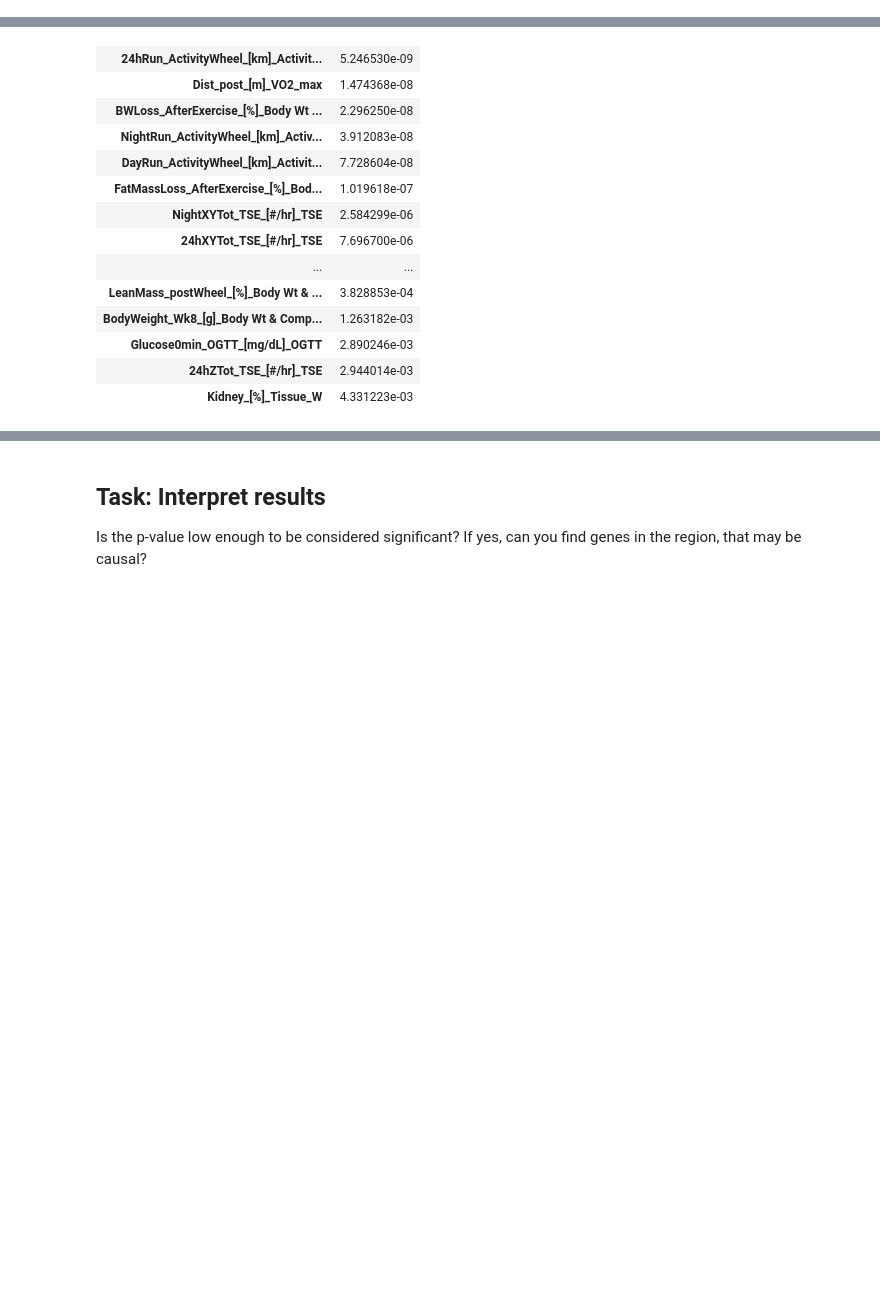
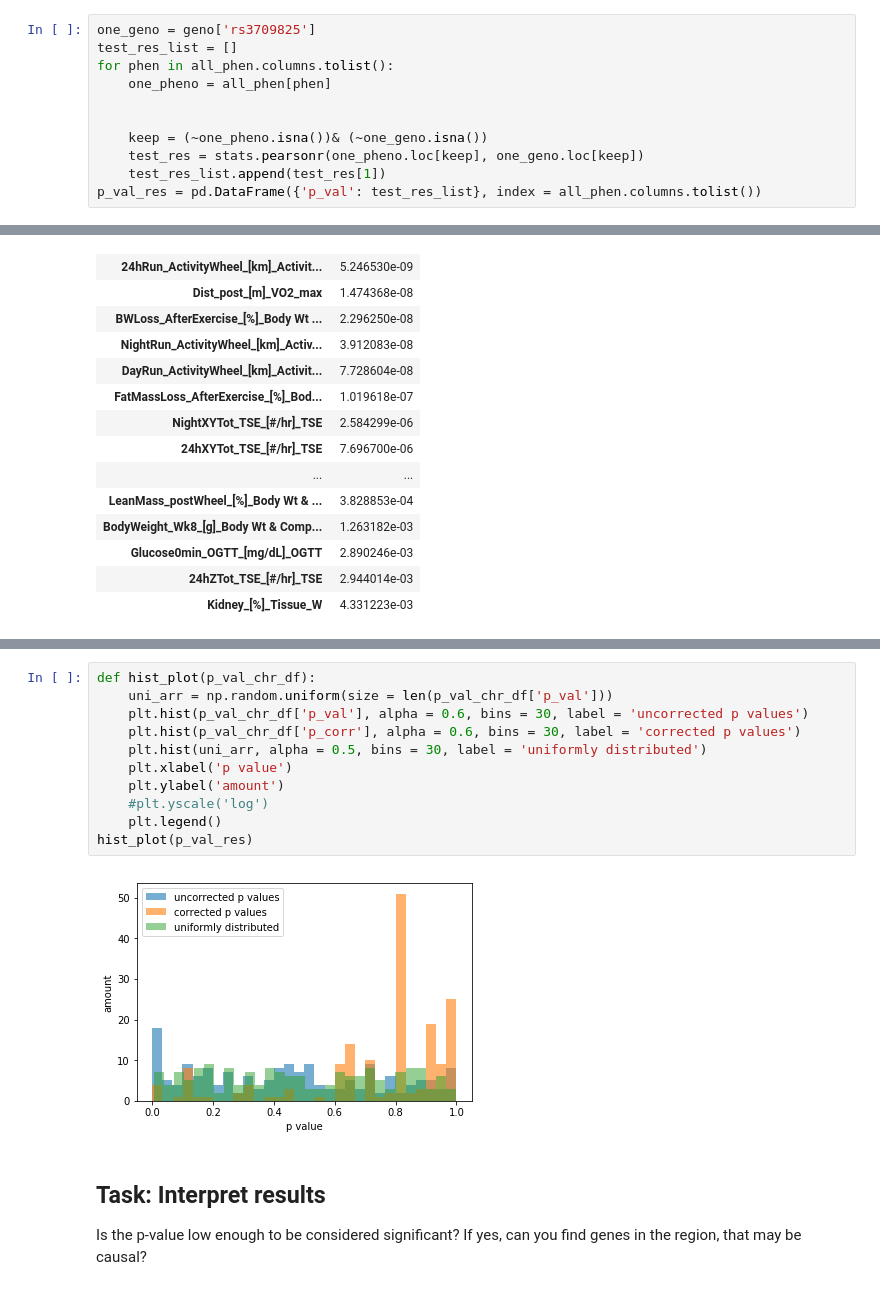
Before and after one commit to Osrip/Integrated_Bioinformatics, a Jupyter notebook: IntegratedBioinformatics/notebooks/Day4_GWAS_Quantitative.ipynb, the cells around one changed output, grey strips where cells are left out. Cells and saved outputs as stored; diff of their text form; blank space fills up the shorter version.

```diff
--- a/IntegratedBioinformatics/notebooks/Day4_GWAS_Quantitative.ipynb
+++ b/IntegratedBioinformatics/notebooks/Day4_GWAS_Quantitative.ipynb
@@ -368,0 +349,11 @@ all_phen.columns.tolist()
+# %%
+one_geno = geno['rs3709825']
+test_res_list = []
+for phen in all_phen.columns.tolist():
+    one_pheno = all_phen[phen]
+
+
+    keep = (~one_pheno.isna())& (~one_geno.isna())
+    test_res = stats.pearsonr(one_pheno.loc[keep], one_geno.loc[keep])
+    test_res_list.append(test_res[1])
+p_val_res = pd.DataFrame({'p_val': test_res_list}, index = all_phen.columns.tolist())
@@ -416,3 +407,16 @@ p_vals
+# %%
+def hist_plot(p_val_chr_df):
+    uni_arr = np.random.uniform(size = len(p_val_chr_df['p_val']))
+    plt.hist(p_val_chr_df['p_val'], alpha = 0.6, bins = 30, label = 'uncorrected p values')
+    plt.hist(p_val_chr_df['p_corr'], alpha = 0.6, bins = 30, label = 'corrected p values')
+    plt.hist(uni_arr, alpha = 0.5, bins = 30, label = 'uniformly distributed')
+    plt.xlabel('p value')
+    plt.ylabel('amount')
+    #plt.yscale('log')
+    plt.legend()
+hist_plot(p_val_res)
+# %% [output]
+[figure, added]
 # %% [markdown]
 ## Task: Interpret results
 Is the p-value low enough to be considered significant? If yes, can you find genes in the region, that may be causal?
```
Also changed, not shown: parts of 8 cells of this notebook.
